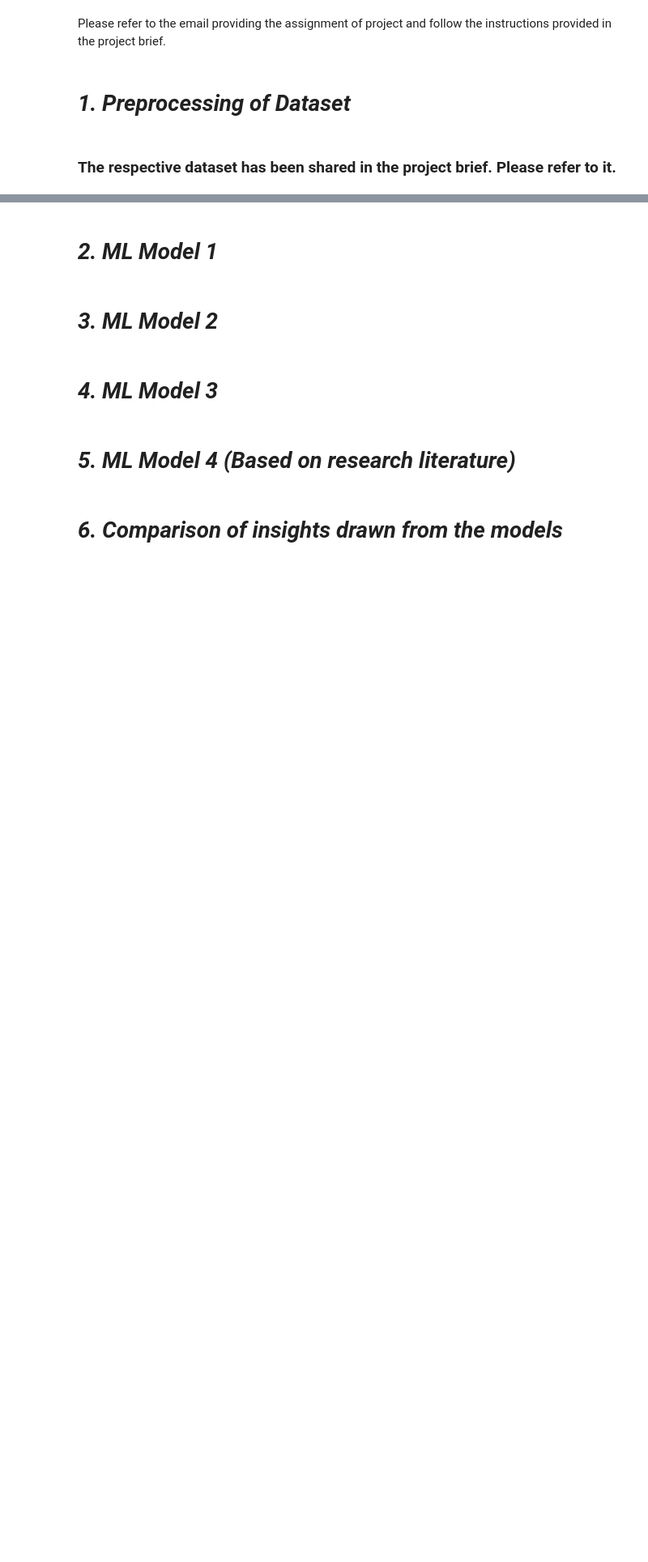
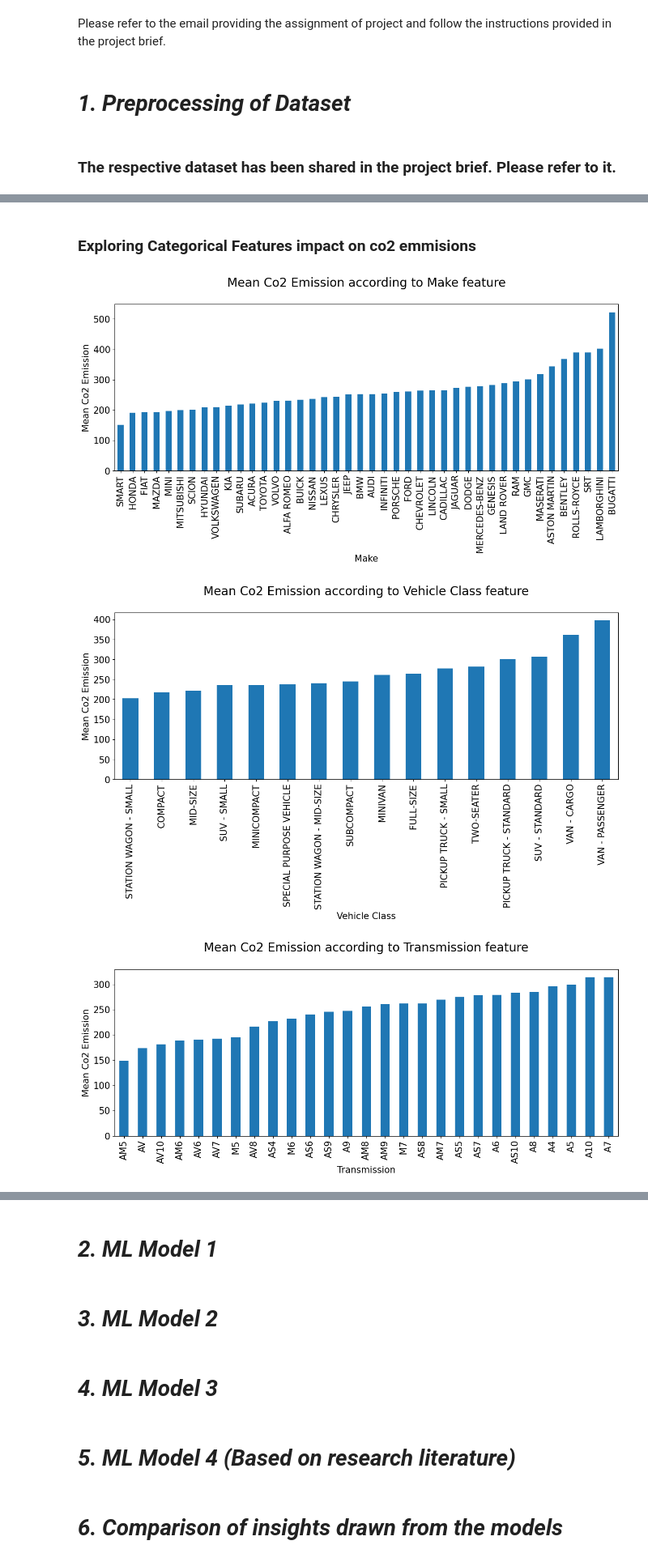
Before and after one commit to Neo-Panther/ML-Project-Predicting-Emissions, a Jupyter notebook: Team16_Project/Team16_Project.ipynb, the cells around one changed output, grey strips where cells are left out. Shown at 81% size. Cells and saved outputs as stored; diff of their text form; code cells hidden in the pictures; blank space fills up the shorter version.

```diff
--- a/Team16_Project/Team16_Project.ipynb
+++ b/Team16_Project/Team16_Project.ipynb
@@ -21,0 +35,3 @@ Please refer to the email providing the assignment of project and follow the ins
+# %%
+dataset = pd.read_csv("Team16_Carbon_Emissions.csv")
+dataset.head()
@@ -21,0 +97,2 @@ Please refer to the email providing the assignment of project and follow the ins
+# %%
+dataset = dataset.drop_duplicates()
@@ -21,0 +158,2 @@ Please refer to the email providing the assignment of project and follow the ins
+# %%
+dataset.drop("Model", axis = 1, inplace = True)
@@ -21,0 +175,17 @@ Please refer to the email providing the assignment of project and follow the ins
+# %% [markdown]
+### Exploring Categorical Features impact on co2 emmisions
+# %%
+def explore_categorical_feature(feature):
+  group = dataset.groupby(feature)
+  plt.figure(figsize=[15,5])
+  plots = group['CO2 Emissions(g/km)'].mean().sort_values().plot(kind = 'bar', fontsize=15)
+  plt.xlabel(feature, fontsize=15);
+  plt.ylabel('Mean Co2 Emission', fontsize=15);
+  plt.title("Mean Co2 Emission according to {} feature\n".format(feature), fontsize=20)
+  plt.show()
+for feature in ["Make", 'Vehicle Class', 'Transmission', 'Fuel Type']:
+  explore_categorical_feature(feature)
+# %% [output]
+[figure, added]
+[figure, added]
+[figure, added]
```
Also changed, not shown: parts of 33 cells of this notebook.
